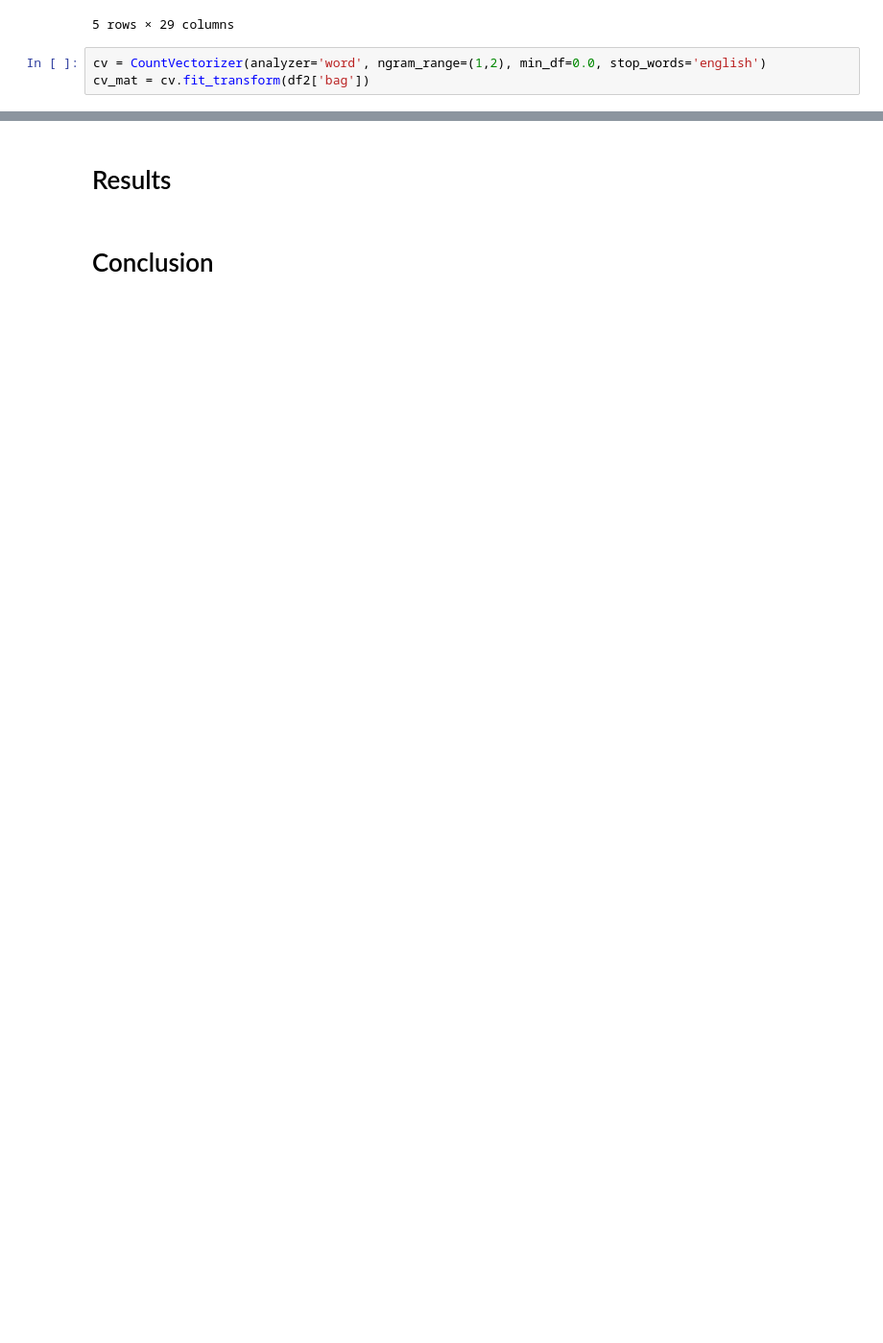
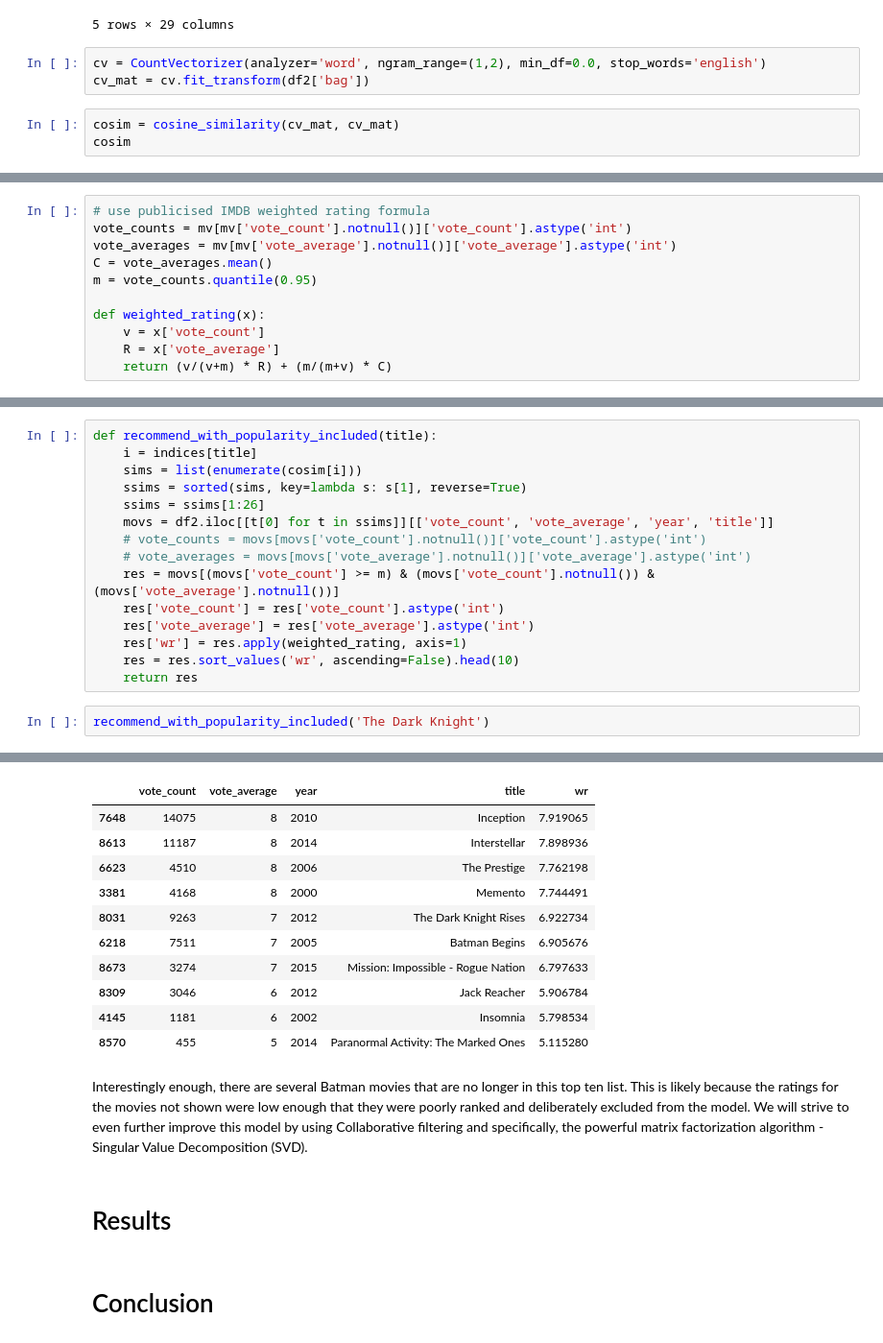
Before and after one commit to hkwan11/movie-recommender-system-svd, a Jupyter notebook: svd.ipynb, the cells around one changed output, grey strips where cells are left out. Shown: that part at 96% size. Saved outputs shown, nothing was run; the diff lists cells and outputs as text; blank space fills up the shorter version.

Commit message:
imrpove recommender system with vote and  ratings

```diff
--- a/svd.ipynb
+++ b/svd.ipynb
@@ -521,3 +521,6 @@ df2.head()
 # %%
 cv = CountVectorizer(analyzer='word', ngram_range=(1,2), min_df=0.0, stop_words='english')
 cv_mat = cv.fit_transform(df2['bag'])
+# %%
+cosim = cosine_similarity(cv_mat, cv_mat)
+cosim
@@ -523,0 +558,11 @@ cv_mat = cv.fit_transform(df2['bag'])
+# %%
+# use publicised IMDB weighted rating formula
+vote_counts = mv[mv['vote_count'].notnull()]['vote_count'].astype('int')
+vote_averages = mv[mv['vote_average'].notnull()]['vote_average'].astype('int')
+C = vote_averages.mean()
+m = vote_counts.quantile(0.95)
+
+def weighted_rating(x):
+    v = x['vote_count']
+    R = x['vote_average']
+    return (v/(v+m) * R) + (m/(m+v) * C)
@@ -523,0 +579,18 @@ cv_mat = cv.fit_transform(df2['bag'])
+# %%
+def recommend_with_popularity_included(title):
+    i = indices[title]
+    sims = list(enumerate(cosim[i]))
+    ssims = sorted(sims, key=lambda s: s[1], reverse=True)
+    ssims = ssims[1:26]
+    movs = df2.iloc[[t[0] for t in ssims]][['vote_count', 'vote_average', 'year', 'title']]
+    # vote_counts = movs[movs['vote_count'].notnull()]['vote_count'].astype('int')
+    # vote_averages = movs[movs['vote_average'].notnull()]['vote_average'].astype('int')
+    res = movs[(movs['vote_count'] >= m) & (movs['vote_count'].notnull()) & (movs['vote_average'].notnull())]
+    res['vote_count'] = res['vote_count'].astype('int')
+    res['vote_average'] = res['vote_average'].astype('int')
+    res['wr'] = res.apply(weighted_rating, axis=1)
+    res = res.sort_values('wr', ascending=False).head(10)
+    return res
+# %%
+recommend_with_popularity_included('The Dark Knight')
+# %% [output]
@@ -524,3 +612,16 @@ cv_mat = cv.fit_transform(df2['bag'])
+|  | vote_count | vote_average | year | title | wr |
+| 7648 | 14075 | 8 | 2010 | Inception | 7.919065 |
+| 8613 | 11187 | 8 | 2014 | Interstellar | 7.898936 |
+| 6623 | 4510 | 8 | 2006 | The Prestige | 7.762198 |
+| 3381 | 4168 | 8 | 2000 | Memento | 7.744491 |
+| 8031 | 9263 | 7 | 2012 | The Dark Knight Rises | 6.922734 |
+| 6218 | 7511 | 7 | 2005 | Batman Begins | 6.905676 |
+| 8673 | 3274 | 7 | 2015 | Mission: Impossible - Rogue Nation | 6.797633 |
+| 8309 | 3046 | 6 | 2012 | Jack Reacher | 5.906784 |
+| 4145 | 1181 | 6 | 2002 | Insomnia | 5.798534 |
+| 8570 | 455 | 5 | 2014 | Paranormal Activity: The Marked Ones | 5.115280 |
+# %% [markdown]
+Interestingly enough, there are several Batman movies that are no longer in this top ten list. This is likely because the ratings for the movies not shown were low enough that they were poorly ranked and deliberately excluded from the model. We will strive to even further improve this model by using Collaborative filtering and specifically, the powerful matrix factorization algorithm - Singular Value Decomposition (SVD).
 # %% [markdown]
 # Results
 # %% [markdown]
```
Also changed, not shown: parts of 5 cells of this notebook, 1 other file.
